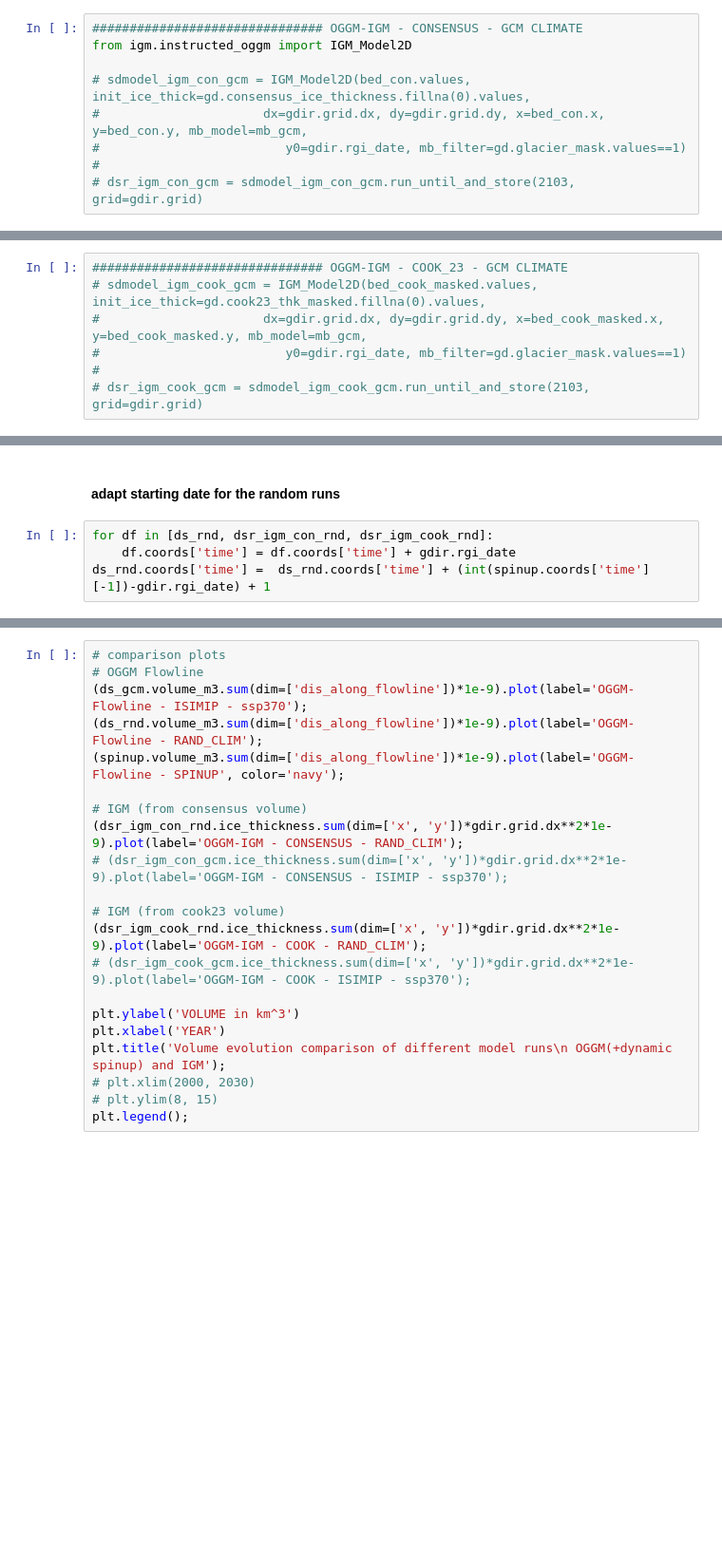
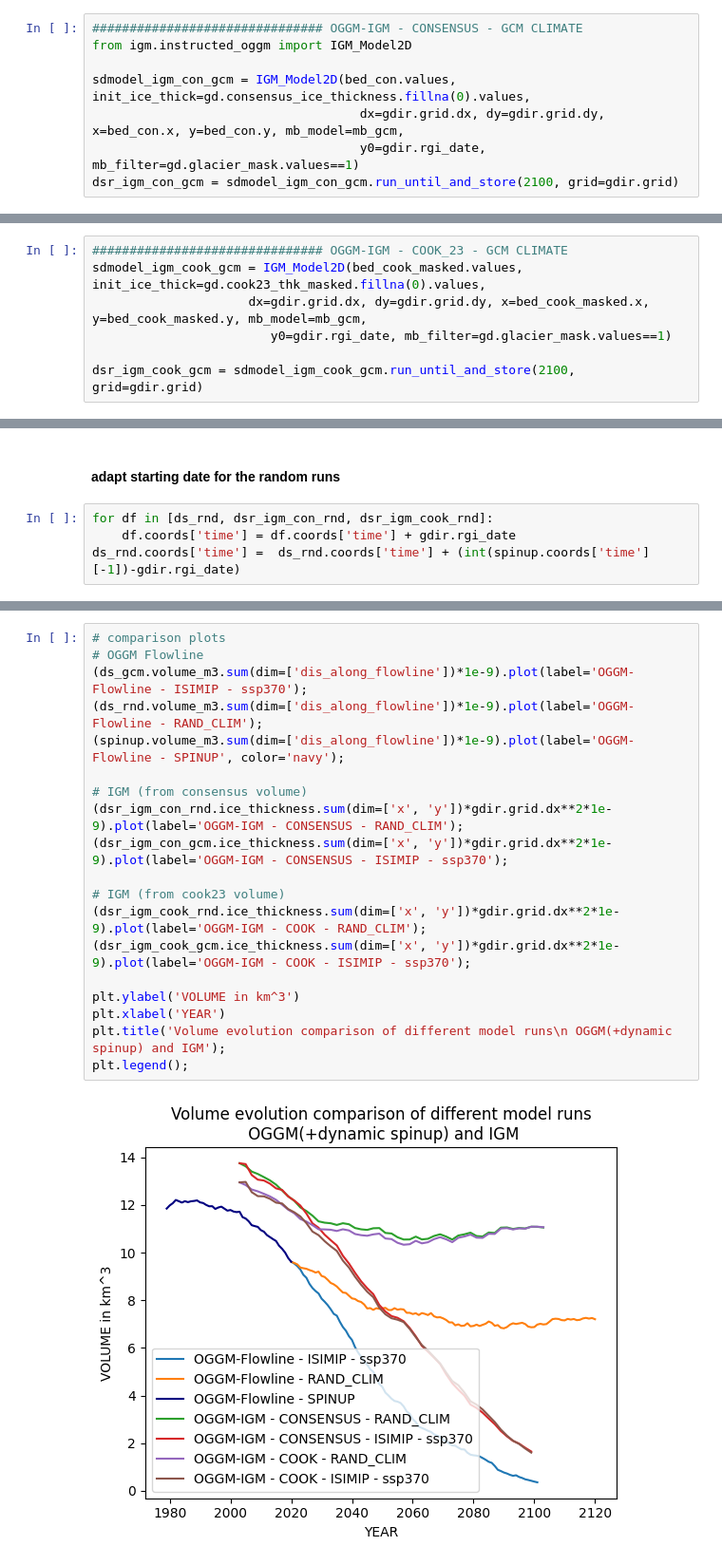
Before and after one commit to OGGM/tutorials, a Jupyter notebook: notebooks/tutorials/ioggm.ipynb, the cells around one changed output, grey strips where cells are left out. Shown at 95% size. Drawn from its saved outputs; the diff is of its cells as text; blank space fills up the shorter version.

```diff
--- a/notebooks/tutorials/ioggm.ipynb
+++ b/notebooks/tutorials/ioggm.ipynb
@@ -136,8 +160,7 @@ dsr_igm_con_rnd = sdmodel_igm_con_rnd.run_until_and_store(100, grid=gdir.grid)
 ############################### OGGM-IGM - CONSENSUS - GCM CLIMATE
 from igm.instructed_oggm import IGM_Model2D
 
-# sdmodel_igm_con_gcm = IGM_Model2D(bed_con.values, init_ice_thick=gd.consensus_ice_thickness.fillna(0).values,
-#                      dx=gdir.grid.dx, dy=gdir.grid.dy, x=bed_con.x, y=bed_con.y, mb_model=mb_gcm,
-#                         y0=gdir.rgi_date, mb_filter=gd.glacier_mask.values==1)
-#
-# dsr_igm_con_gcm = sdmodel_igm_con_gcm.run_until_and_store(2103, grid=gdir.grid)
+sdmodel_igm_con_gcm = IGM_Model2D(bed_con.values, init_ice_thick=gd.consensus_ice_thickness.fillna(0).values,
+                                    dx=gdir.grid.dx, dy=gdir.grid.dy, x=bed_con.x, y=bed_con.y, mb_model=mb_gcm,
+                                    y0=gdir.rgi_date, mb_filter=gd.glacier_mask.values==1)
+dsr_igm_con_gcm = sdmodel_igm_con_gcm.run_until_and_store(2100, grid=gdir.grid)
@@ -154,7 +181,7 @@ dsr_igm_cook_rnd = sdmodel_igm_cook_rnd.run_until_and_store(100, grid=gdir.grid)
 # %%
 ############################### OGGM-IGM - COOK_23 - GCM CLIMATE
-# sdmodel_igm_cook_gcm = IGM_Model2D(bed_cook_masked.values, init_ice_thick=gd.cook23_thk_masked.fillna(0).values,
-#                      dx=gdir.grid.dx, dy=gdir.grid.dy, x=bed_cook_masked.x, y=bed_cook_masked.y, mb_model=mb_gcm,
-#                         y0=gdir.rgi_date, mb_filter=gd.glacier_mask.values==1)
-#
-# dsr_igm_cook_gcm = sdmodel_igm_cook_gcm.run_until_and_store(2103, grid=gdir.grid)
+sdmodel_igm_cook_gcm = IGM_Model2D(bed_cook_masked.values, init_ice_thick=gd.cook23_thk_masked.fillna(0).values,
+                     dx=gdir.grid.dx, dy=gdir.grid.dy, x=bed_cook_masked.x, y=bed_cook_masked.y, mb_model=mb_gcm,
+                        y0=gdir.rgi_date, mb_filter=gd.glacier_mask.values==1)
+
+dsr_igm_cook_gcm = sdmodel_igm_cook_gcm.run_until_and_store(2100, grid=gdir.grid)
@@ -174,4 +203,4 @@ with xr.open_dataset(gdir.get_filepath('fl_diagnostics', filesuffix='_spinup_his
 # %%
 for df in [ds_rnd, dsr_igm_con_rnd, dsr_igm_cook_rnd]:
     df.coords['time'] = df.coords['time'] + gdir.rgi_date
-ds_rnd.coords['time'] =  ds_rnd.coords['time'] + (int(spinup.coords['time'][-1])-gdir.rgi_date) + 1
+ds_rnd.coords['time'] =  ds_rnd.coords['time'] + (int(spinup.coords['time'][-1])-gdir.rgi_date)
@@ -186,22 +209,22 @@ ds_rnd
 # %%
 # comparison plots
 # OGGM Flowline
 (ds_gcm.volume_m3.sum(dim=['dis_along_flowline'])*1e-9).plot(label='OGGM-Flowline - ISIMIP - ssp370');
 (ds_rnd.volume_m3.sum(dim=['dis_along_flowline'])*1e-9).plot(label='OGGM-Flowline - RAND_CLIM');
 (spinup.volume_m3.sum(dim=['dis_along_flowline'])*1e-9).plot(label='OGGM-Flowline - SPINUP', color='navy');
 
 # IGM (from consensus volume)
 (dsr_igm_con_rnd.ice_thickness.sum(dim=['x', 'y'])*gdir.grid.dx**2*1e-9).plot(label='OGGM-IGM - CONSENSUS - RAND_CLIM');
-# (dsr_igm_con_gcm.ice_thickness.sum(dim=['x', 'y'])*gdir.grid.dx**2*1e-9).plot(label='OGGM-IGM - CONSENSUS - ISIMIP - ssp370');
+(dsr_igm_con_gcm.ice_thickness.sum(dim=['x', 'y'])*gdir.grid.dx**2*1e-9).plot(label='OGGM-IGM - CONSENSUS - ISIMIP - ssp370');
 
 # IGM (from cook23 volume)
 (dsr_igm_cook_rnd.ice_thickness.sum(dim=['x', 'y'])*gdir.grid.dx**2*1e-9).plot(label='OGGM-IGM - COOK - RAND_CLIM');
-# (dsr_igm_cook_gcm.ice_thickness.sum(dim=['x', 'y'])*gdir.grid.dx**2*1e-9).plot(label='OGGM-IGM - COOK - ISIMIP - ssp370');
+(dsr_igm_cook_gcm.ice_thickness.sum(dim=['x', 'y'])*gdir.grid.dx**2*1e-9).plot(label='OGGM-IGM - COOK - ISIMIP - ssp370');
 
 plt.ylabel('VOLUME in km^3')
 plt.xlabel('YEAR')
 plt.title('Volume evolution comparison of different model runs\n OGGM(+dynamic spinup) and IGM');
-# plt.xlim(2000, 2030)
-# plt.ylim(8, 15)
 plt.legend();
+# %% [output]
+[figure, added]
 # %% [markdown]
```
Also changed, not shown: parts of 20 cells of this notebook.
